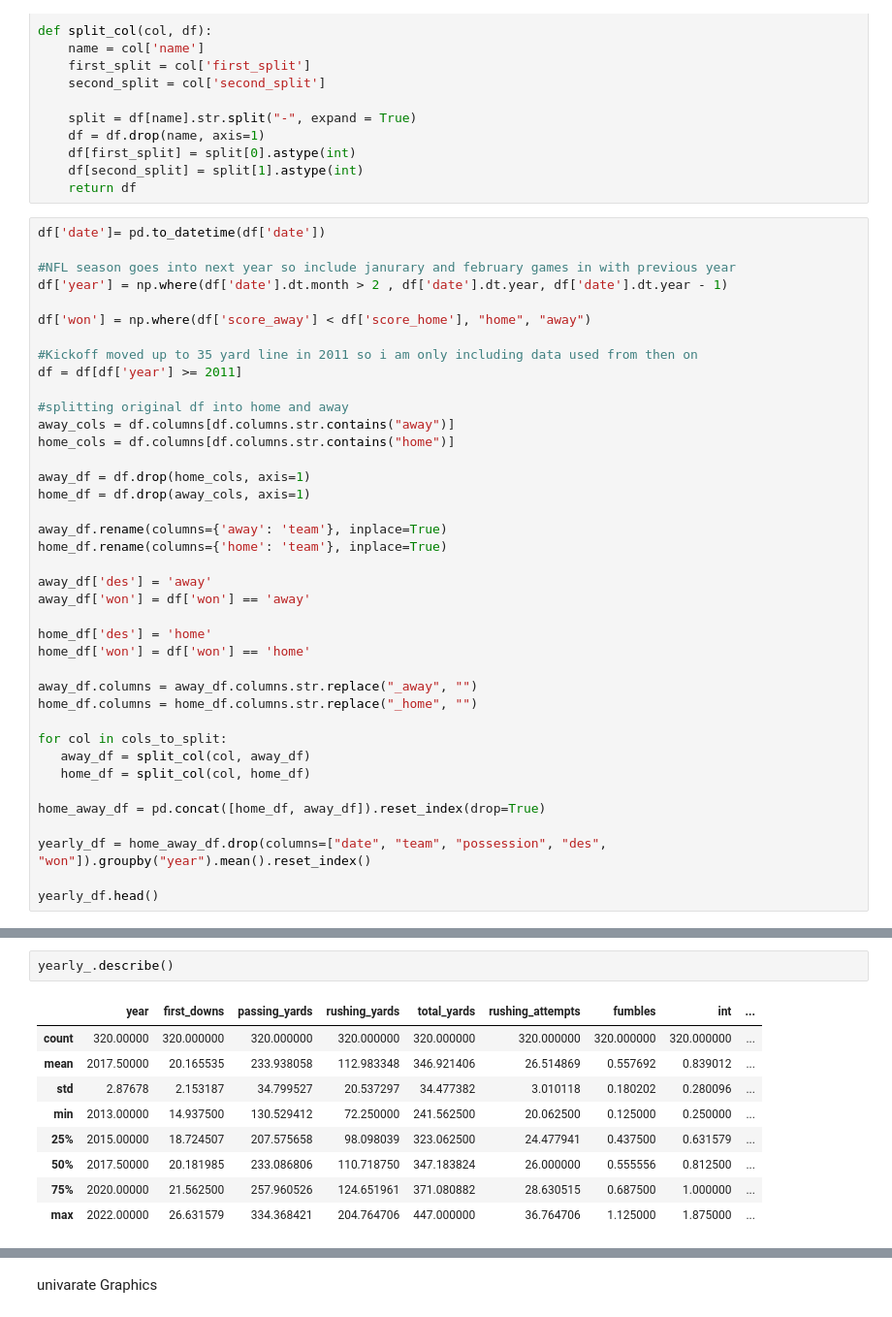
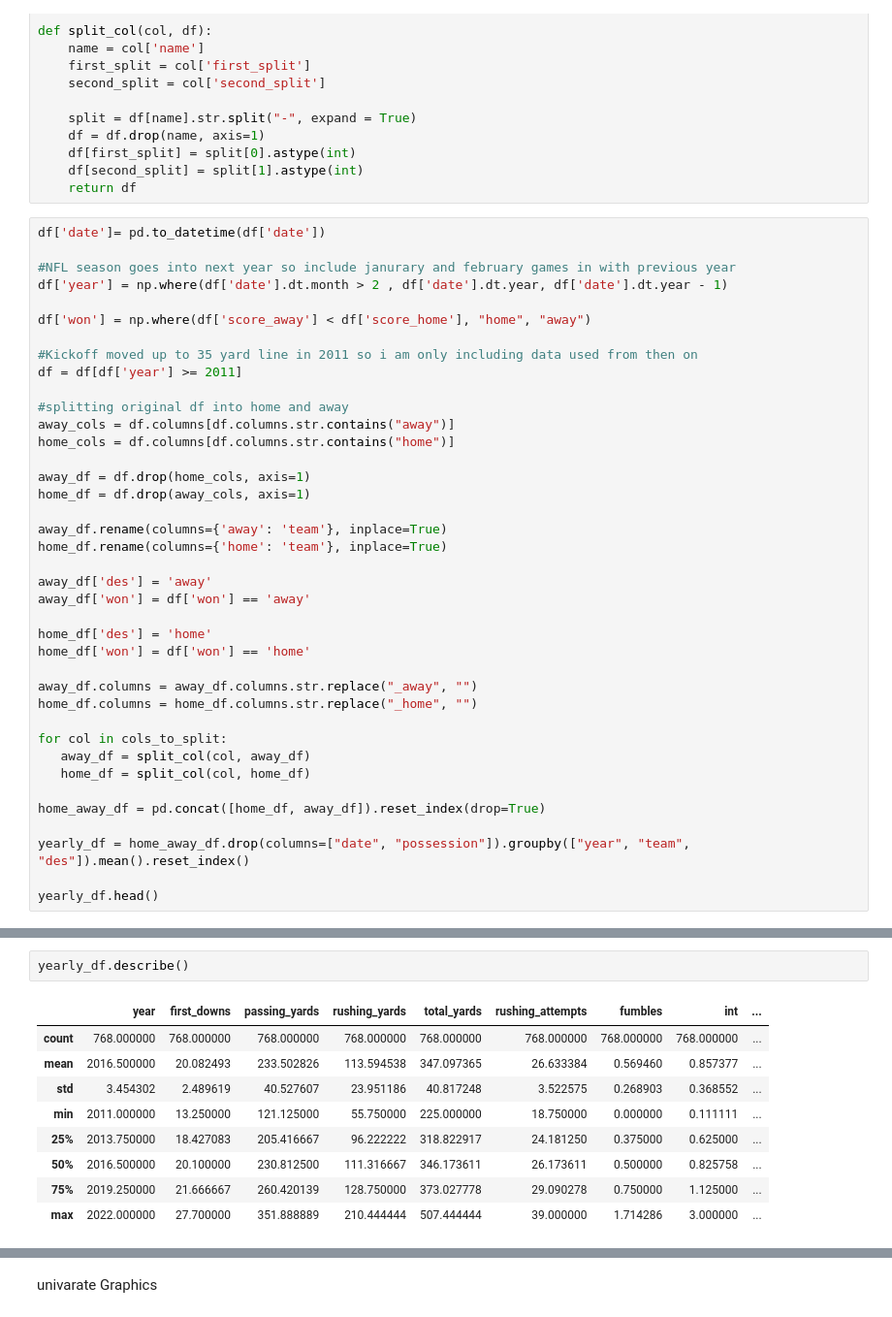
Before and after one commit to Griffmatt/kaggle, a Jupyter notebook: 2020NFLcovidseason.ipynb, the cells around one changed output, grey strips where cells are left out. Shown at 97% size. Saved outputs shown, nothing was run; the diff lists cells and outputs as text.

```diff
--- a/2020NFLcovidseason.ipynb
+++ b/2020NFLcovidseason.ipynb
@@ -97,7 +97,7 @@ for col in cols_to_split:
 
 home_away_df = pd.concat([home_df, away_df]).reset_index(drop=True)
 
-yearly_df = home_away_df.drop(columns=["date", "team", "possession", "des", "won"]).groupby("year").mean().reset_index()
+yearly_df = home_away_df.drop(columns=["date", "possession"]).groupby(["year", "team", "des"]).mean().reset_index()
 
 yearly_df.head()
 # %% [output]
@@ -162,15 +162,15 @@ redzone_conv           0
 redzone_attempt        0
 dtype: int64
 # %%
-yearly_.describe()
+yearly_df.describe()
 # %% [output]
 |  | year | first_downs | passing_yards | rushing_yards | total_yards | rushing_attempts | fumbles | int | ... |
-| count | 320.00000 | 320.000000 | 320.000000 | 320.000000 | 320.000000 | 320.000000 | 320.000000 | 320.000000 | ... |
-| mean | 2017.50000 | 20.165535 | 233.938058 | 112.983348 | 346.921406 | 26.514869 | 0.557692 | 0.839012 | ... |
-| std | 2.87678 | 2.153187 | 34.799527 | 20.537297 | 34.477382 | 3.010118 | 0.180202 | 0.280096 | ... |
-| min | 2013.00000 | 14.937500 | 130.529412 | 72.250000 | 241.562500 | 20.062500 | 0.125000 | 0.250000 | ... |
-| 25% | 2015.00000 | 18.724507 | 207.575658 | 98.098039 | 323.062500 | 24.477941 | 0.437500 | 0.631579 | ... |
-| 50% | 2017.50000 | 20.181985 | 233.086806 | 110.718750 | 347.183824 | 26.000000 | 0.555556 | 0.812500 | ... |
-| 75% | 2020.00000 | 21.562500 | 257.960526 | 124.651961 | 371.080882 | 28.630515 | 0.687500 | 1.000000 | ... |
-| max | 2022.00000 | 26.631579 | 334.368421 | 204.764706 | 447.000000 | 36.764706 | 1.125000 | 1.875000 | ... |
+| count | 768.000000 | 768.000000 | 768.000000 | 768.000000 | 768.000000 | 768.000000 | 768.000000 | 768.000000 | ... |
+| mean | 2016.500000 | 20.082493 | 233.502826 | 113.594538 | 347.097365 | 26.633384 | 0.569460 | 0.857377 | ... |
+| std | 3.454302 | 2.489619 | 40.527607 | 23.951186 | 40.817248 | 3.522575 | 0.268903 | 0.368552 | ... |
+| min | 2011.000000 | 13.250000 | 121.125000 | 55.750000 | 225.000000 | 18.750000 | 0.000000 | 0.111111 | ... |
+| 25% | 2013.750000 | 18.427083 | 205.416667 | 96.222222 | 318.822917 | 24.181250 | 0.375000 | 0.625000 | ... |
+| 50% | 2016.500000 | 20.100000 | 230.812500 | 111.316667 | 346.173611 | 26.173611 | 0.500000 | 0.825758 | ... |
+| 75% | 2019.250000 | 21.666667 | 260.420139 | 128.750000 | 373.027778 | 29.090278 | 0.750000 | 1.125000 | ... |
+| max | 2022.000000 | 27.700000 | 351.888889 | 210.444444 | 507.444444 | 39.000000 | 1.714286 | 3.000000 | ... |
 # %%
```
Also changed, not shown: parts of 22 cells of this notebook.
